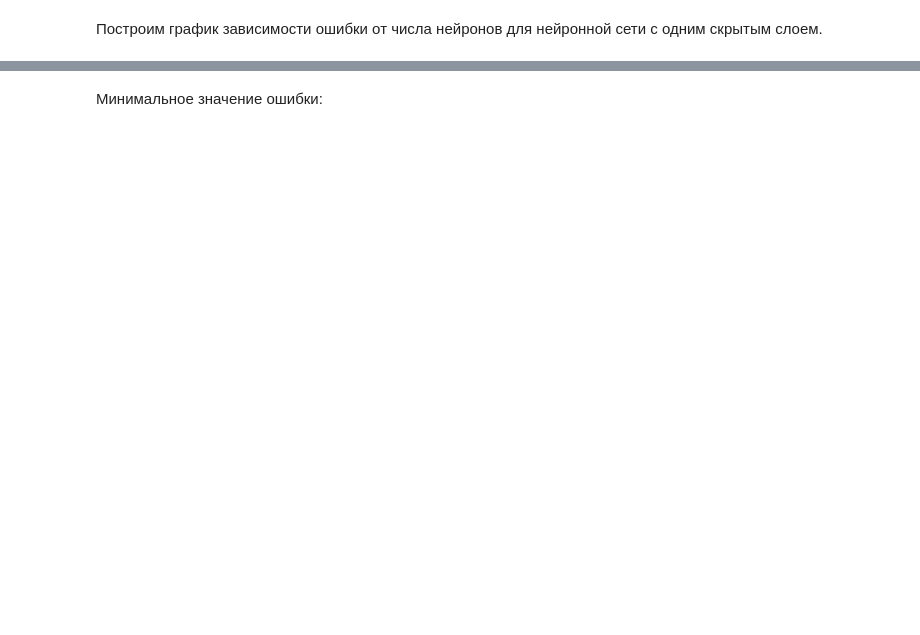
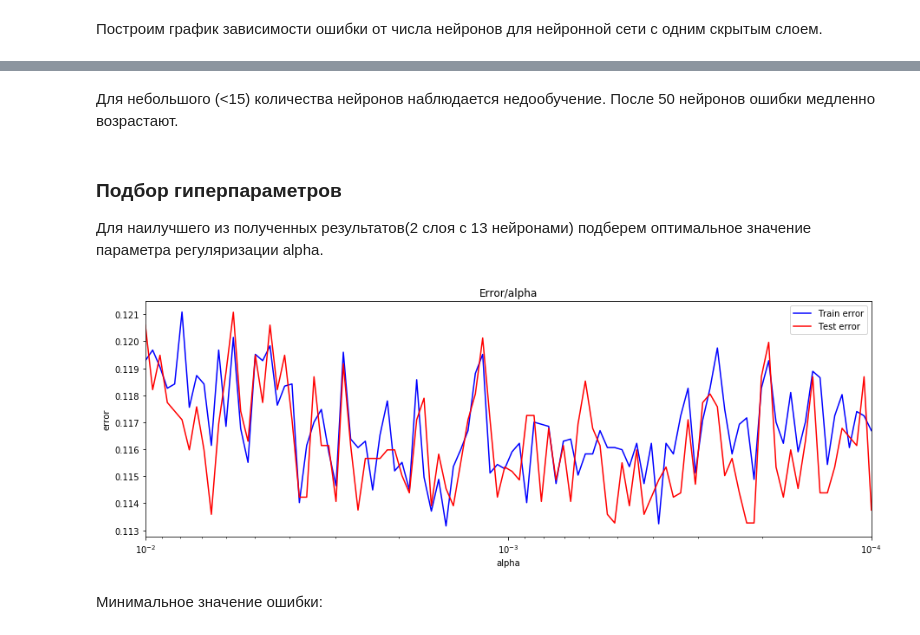
Before and after one commit to AntonChetverikov/anchet_ML_HW, a Jupyter notebook: Lab_ML_HW.ipynb, the cells around one changed output, grey strips where cells are left out. Saved outputs shown, nothing was run; the diff lists cells and outputs as text; code cells hidden in the pictures; blank space fills up the shorter version.

```diff
--- a/Lab_ML_HW.ipynb
+++ b/Lab_ML_HW.ipynb
@@ -809,0 +649,14 @@ pass
+# %%
+# Долго!
+neurs_arr_2 = np.arange(1, 100, 1)
+test_err = []
+train_err = []
+for neurs in neurs_arr_2:
+    mlp_model = MLPClassifier(hidden_layer_sizes = (neurs, neurs), solver = 'lbfgs',
+                              activation = 'logistic', random_state = 42)
+    mlp_model.fit(X_train, y_train)
+
+    y_train_pred = mlp_model.predict(X_train)
+    y_test_pred = mlp_model.predict(X_test)
+    train_err.append(np.mean(y_train != y_train_pred))
+    test_err.append(np.mean(y_test != y_test_pred))
@@ -809,0 +665,4 @@ pass
+# %%
+min_train_err = np.min(train_err)
+min_test_err = np.min(test_err)
+print(min_train_err, min_test_err)
@@ -809,0 +673,3 @@ pass
+# %%
+neurs_opt_2 = neurs_arr_2[test_err == min_test_err][0]
+print(neurs_opt_2)
@@ -810,3 +692,34 @@ pass
+# %% [markdown]
+Для небольшого (<15) количества нейронов наблюдается недообучение. После 50 нейронов ошибки медленно возрастают.
+# %% [markdown]
+### Подбор гиперпараметров
+Для наилучшего из полученных результатов(2 слоя с 13 нейронами) подберем оптимальное значение параметра регуляризации alpha.
+# %%
+# Долго!
+alpha_arr = np.logspace(-4, -2, 100)
+test_err = []
+train_err = []
+for alpha in alpha_arr:
+    mlp_model = MLPClassifier(alpha = alpha, hidden_layer_sizes = (neurs_opt_2,neurs_opt_2),
+                              solver = 'lbfgs', activation = 'logistic', random_state = 42)
+    mlp_model.fit(X_train, y_train)
+
+    y_train_pred = mlp_model.predict(X_train)
+    y_test_pred = mlp_model.predict(X_test)
+    train_err.append(np.mean(y_train != y_train_pred))
+    test_err.append(np.mean(y_test != y_test_pred))
+# %%
+plt.figure(figsize = (15, 5))
+plt.semilogx(alpha_arr, train_err, 'b', label = 'Train error')
+plt.semilogx(alpha_arr, test_err, 'r', label = 'Test error')
+plt.xlim([np.max(alpha_arr), np.min(alpha_arr)])
+plt.title('Error/alpha')
+plt.xlabel('alpha')
+plt.ylabel('error')
+plt.legend()
+pass
+# %% [output]
+[figure, added]
 # %% [markdown]
 Минимальное значение ошибки:
 # %%
```
Also changed, not shown: parts of 114 cells of this notebook.
